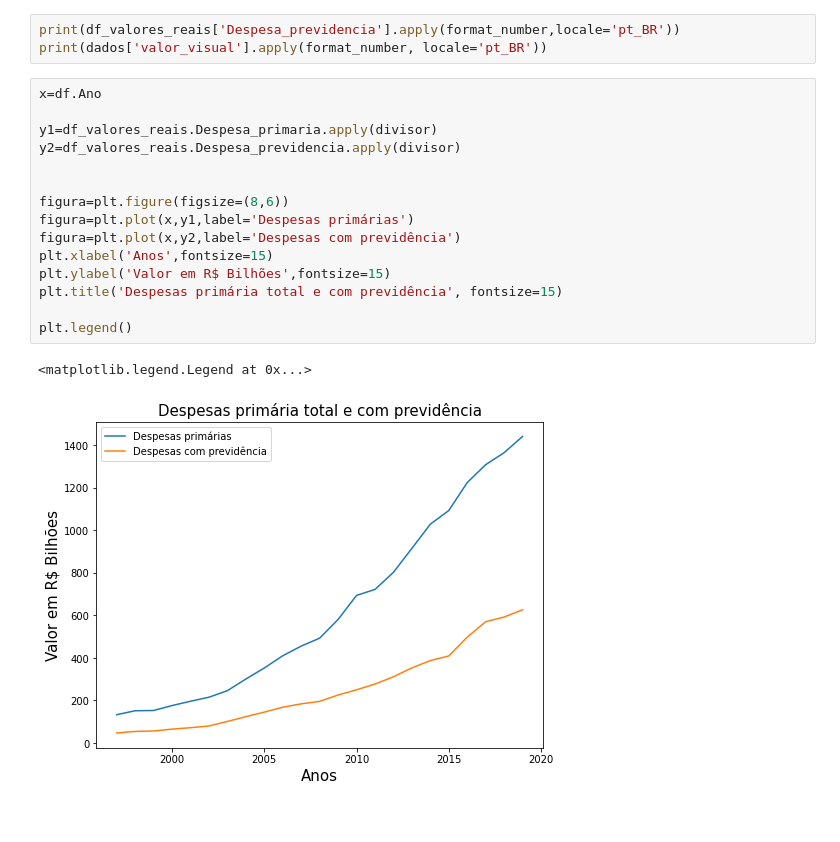
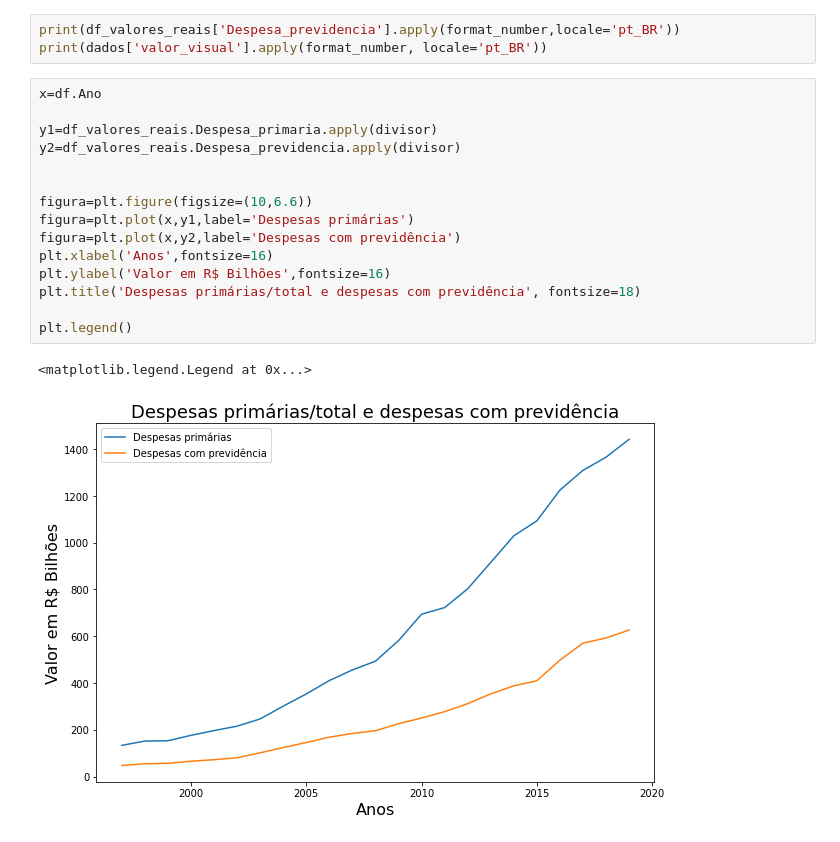
Before and after one commit to jp-data/template_portfolio, a Jupyter notebook: Previdência_social_brasileira.ipynb, the cells around one changed output. Drawn from its saved outputs; the diff is of its cells as text.

```diff
--- a/Previdência_social_brasileira.ipynb
+++ b/Previdência_social_brasileira.ipynb
@@ -292,18 +294,18 @@ print(dados['valor_visual'].apply(format_number, locale='pt_BR'))
 # %%
 x=df.Ano
 
 y1=df_valores_reais.Despesa_primaria.apply(divisor)
 y2=df_valores_reais.Despesa_previdencia.apply(divisor)
 
 
-figura=plt.figure(figsize=(8,6))
+figura=plt.figure(figsize=(10,6.6))
 figura=plt.plot(x,y1,label='Despesas primárias')
 figura=plt.plot(x,y2,label='Despesas com previdência')
-plt.xlabel('Anos',fontsize=15)
-plt.ylabel('Valor em R$ Bilhões',fontsize=15)
-plt.title('Despesas primária total e com previdência', fontsize=15)
+plt.xlabel('Anos',fontsize=16)
+plt.ylabel('Valor em R$ Bilhões',fontsize=16)
+plt.title('Despesas primárias/total e despesas com previdência', fontsize=18)
 
 plt.legend()
 # %% [output]
 <matplotlib.legend.Legend at 0x...>
-[figure, old version]
+[figure, new version]
```
Also changed, not shown: parts of 8 cells of this notebook.
